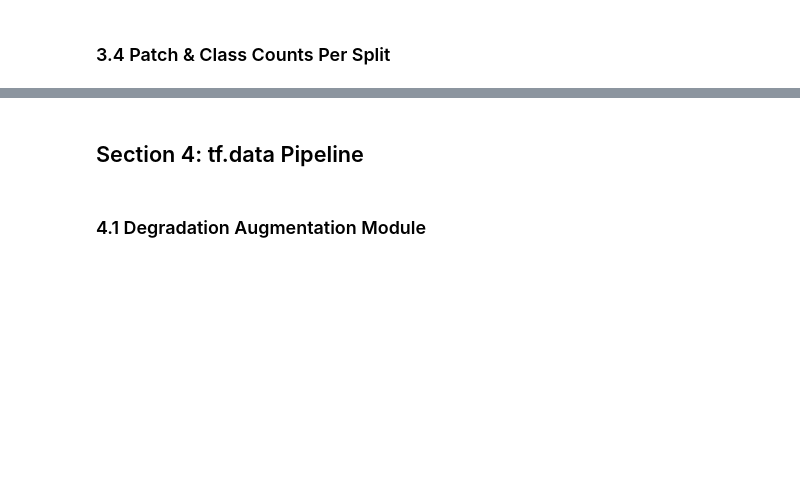
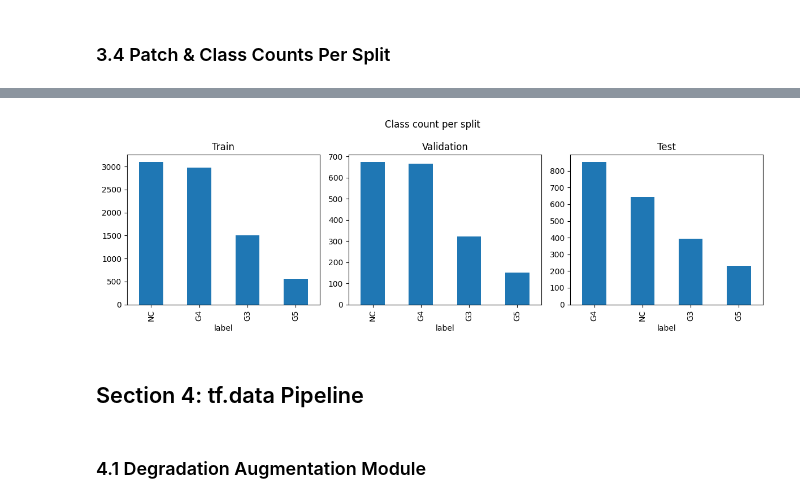
Before and after one commit to PapiWinnie/degradation-aware-prostate-grading, a Jupyter notebook: degradation_aware_prostate_grading_w00.ipynb, the cells around one changed output, grey strips where cells are left out. Cells and saved outputs as stored; diff of their text form; code cells hidden in the pictures; blank space fills up the shorter version.

```diff
--- a/degradation_aware_prostate_grading_w00.ipynb
+++ b/degradation_aware_prostate_grading_w00.ipynb
@@ -203,0 +224,14 @@ RGB
+# %%
+train_patients = df_train['patient_id'].unique()
+
+patients_train, patients_val = train_test_split(
+    train_patients,
+    test_size = .2,
+    random_state=42
+)
+
+df_tr = df_train[df_train['patient_id'].isin(patients_train)].reset_index(drop=True)
+df_val = df_train[df_train['patient_id'].isin(patients_val)].reset_index(drop=True)
+
+print("Train patients:", len(patients_train), "| Images:", len(df_tr))
+print("Val patients:", len(patients_val), "| Images:", len(df_val))
@@ -210,3 +288,15 @@ RGB
+# %%
+fig, axes = plt.subplots(1, 3, figsize=(12,4))
+
+df_tr['label'].value_counts().plot(kind='bar', ax=axes[0], title='Train')
+df_val['label'].value_counts().plot(kind='bar', ax=axes[1], title='Validation')
+df_test['label'].value_counts().plot(kind='bar', ax=axes[2], title='Test')
+
+plt.suptitle('Class count per split')
+plt.tight_layout()
+plt.show()
+# %% [output]
+[figure, added]
 # %% [markdown]
 ## Section 4: tf.data Pipeline
 # %% [markdown]
```
Also changed, not shown: parts of 11 cells of this notebook.
